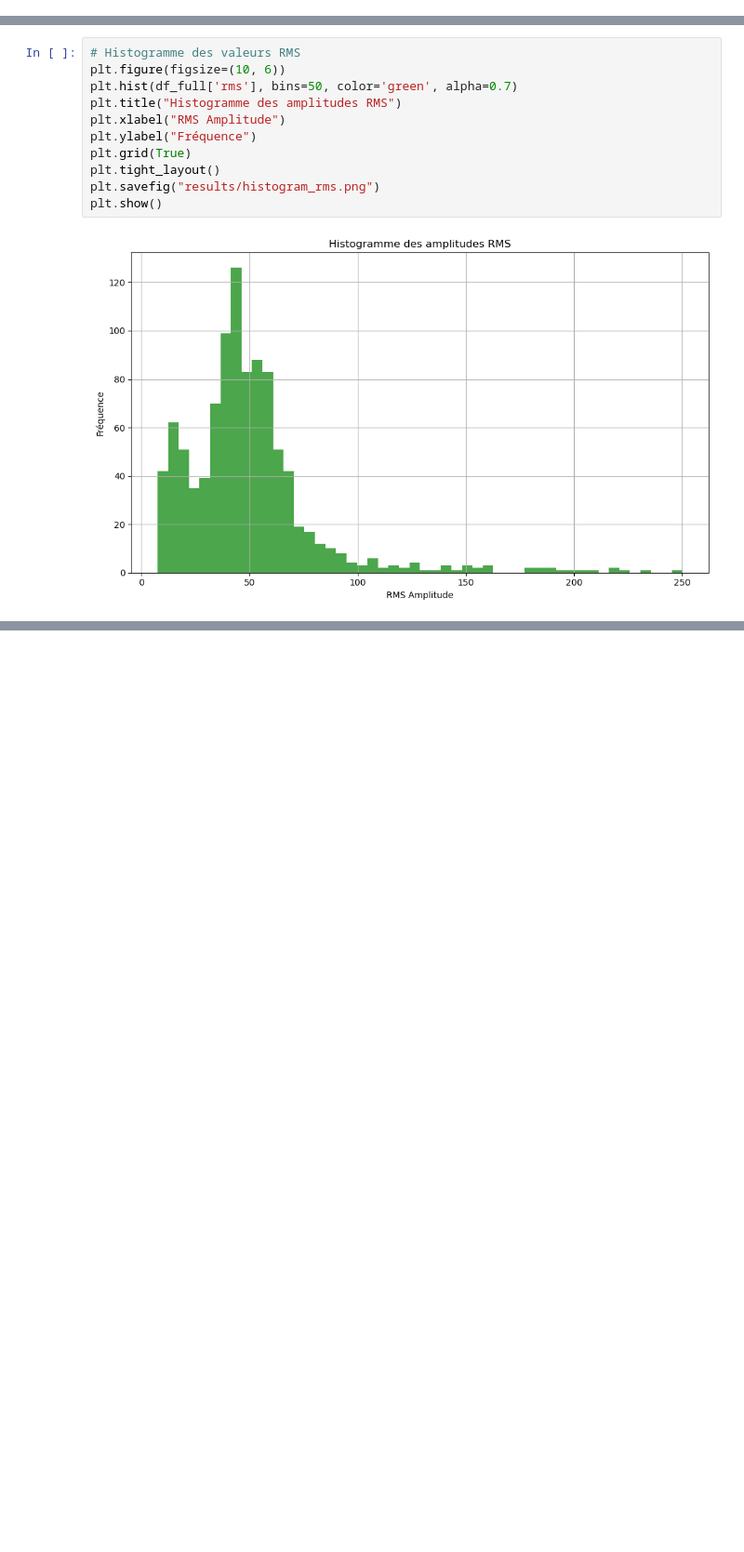
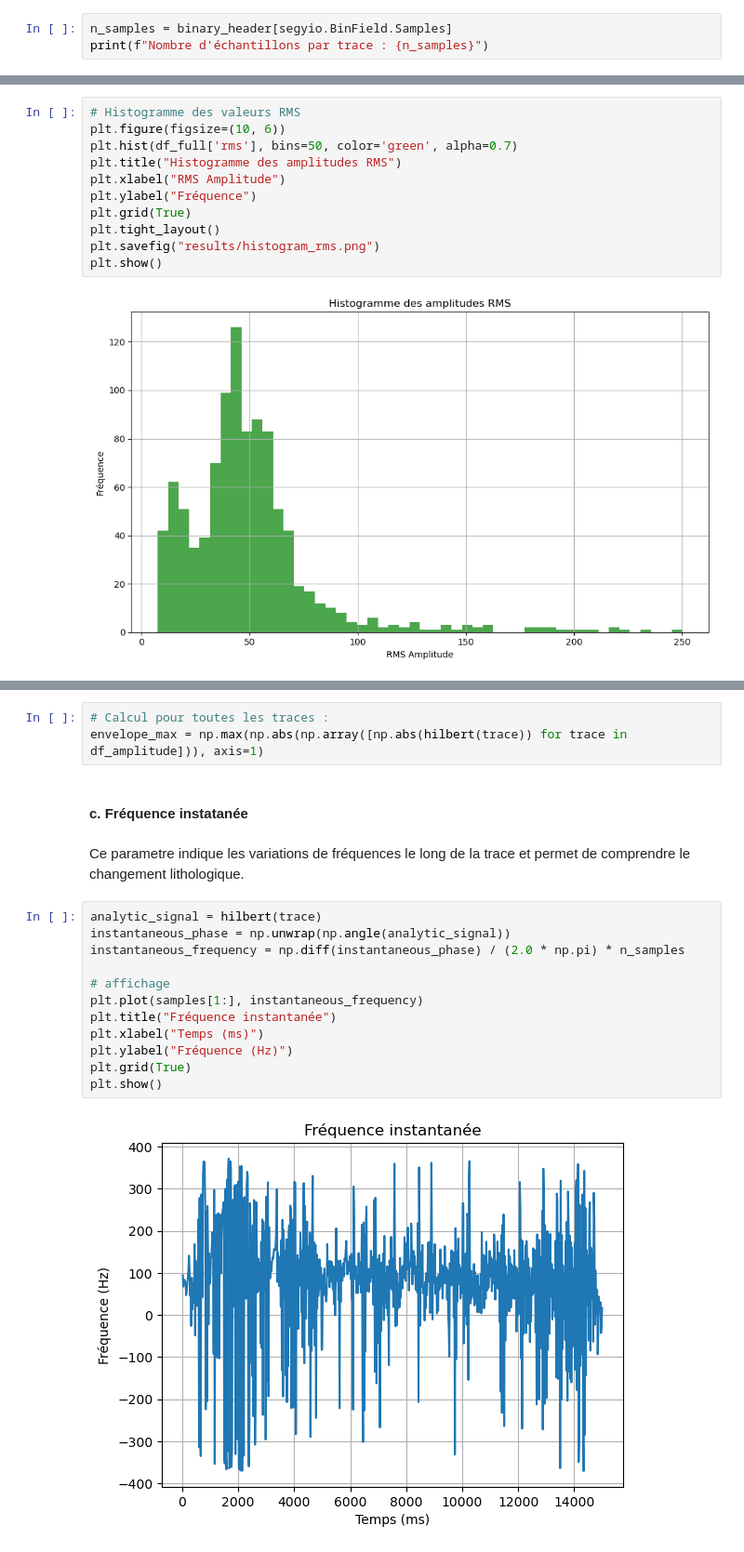
Before and after one commit to ipatriqIP/seam_project, a Jupyter notebook: notebooks/seismic_section_2d.ipynb, the cells around one changed output, grey strips where cells are left out. Shown: that part at 93% size. Cells and saved outputs as stored; diff of their text form; blank space fills up the shorter version.

```diff
--- a/notebooks/seismic_section_2d.ipynb
+++ b/notebooks/seismic_section_2d.ipynb
@@ -140,0 +153,3 @@ VibratoryPolarity         : 0
+# %%
+n_samples = binary_header[segyio.BinField.Samples]
+print(f"Nombre d'échantillons par trace : {n_samples}")
@@ -375,0 +428,21 @@ plt.show()
+# %%
+# Calcul pour toutes les traces :
+envelope_max = np.max(np.abs(np.array([np.abs(hilbert(trace)) for trace in df_amplitude])), axis=1)
+# %% [markdown]
+#### c. Fréquence instatanée
+# %% [markdown]
+Ce parametre indique les variations de fréquences le long de la trace et permet de comprendre le changement lithologique.
+# %%
+analytic_signal = hilbert(trace)
+instantaneous_phase = np.unwrap(np.angle(analytic_signal))
+instantaneous_frequency = np.diff(instantaneous_phase) / (2.0 * np.pi) * n_samples
+
+# affichage
+plt.plot(samples[1:], instantaneous_frequency)
+plt.title("Fréquence instantanée")
+plt.xlabel("Temps (ms)")
+plt.ylabel("Fréquence (Hz)")
+plt.grid(True)
+plt.show()
+# %% [output]
+[figure, added]
```
Also changed, not shown: parts of 34 cells of this notebook, 2 other files.
